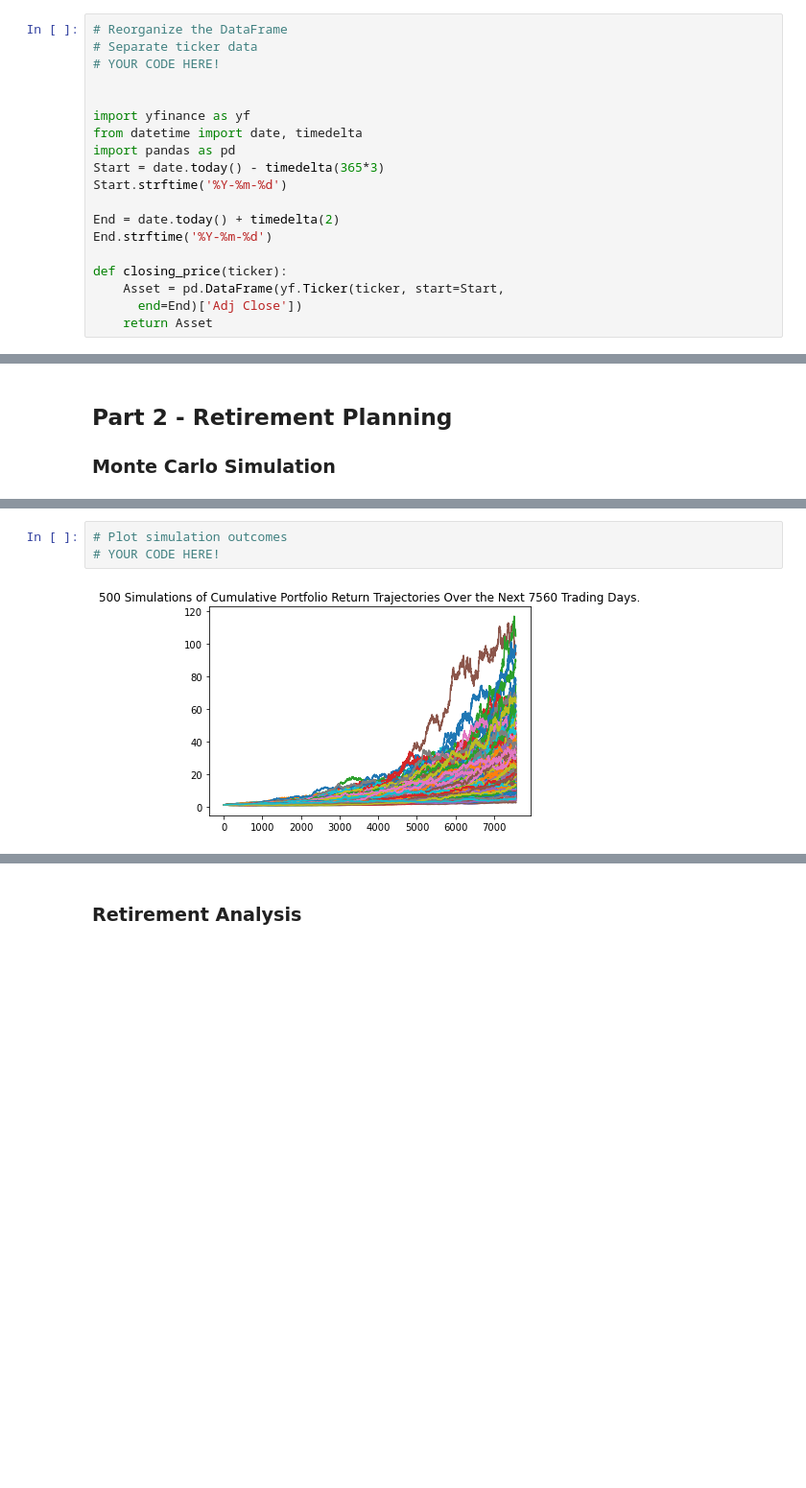
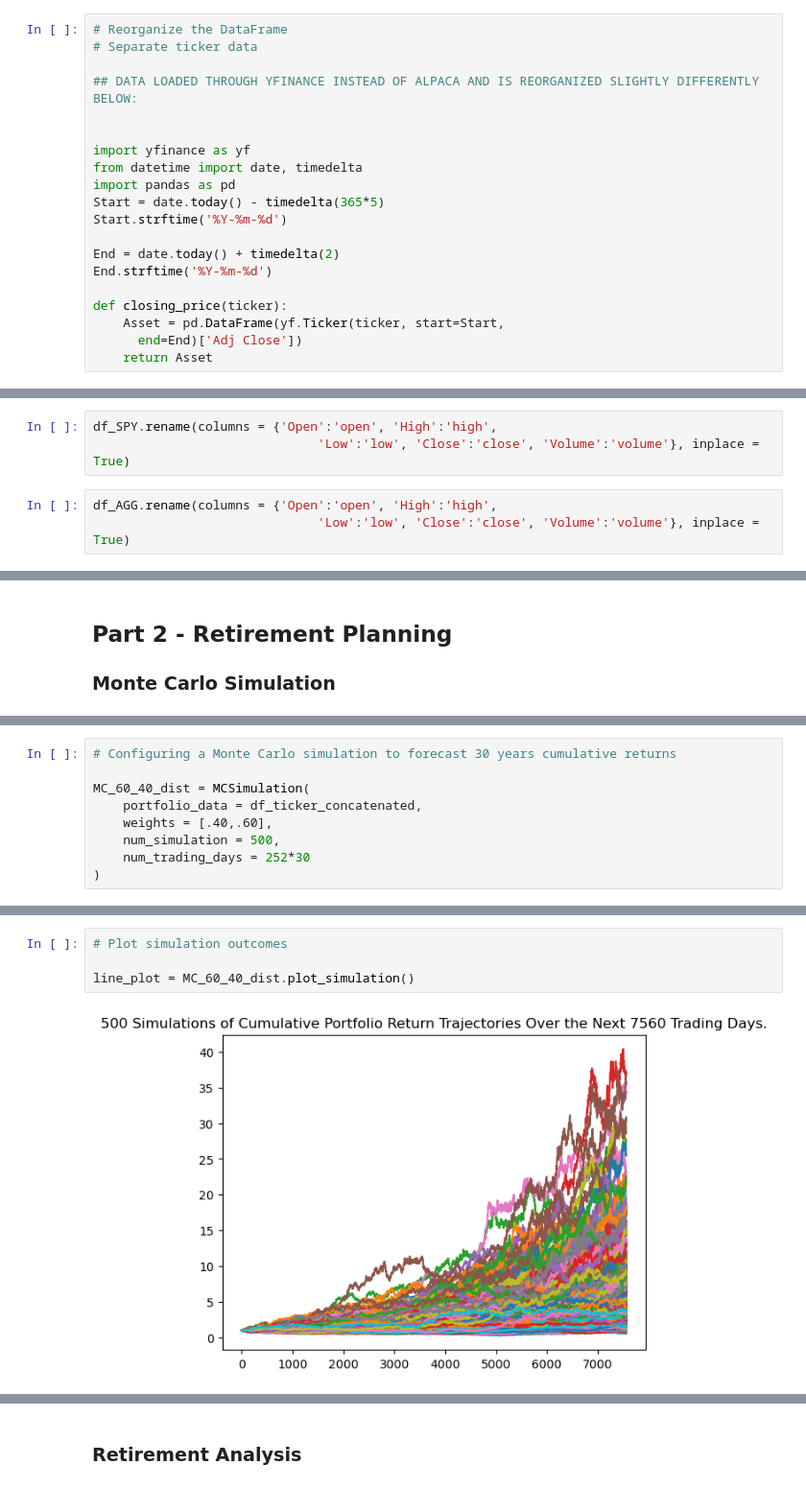
Before and after one commit to mr-alex-leonov/Financial-Planning, a Jupyter notebook: financial-planner.ipynb, the cells around one changed output, grey strips where cells are left out. Shown at 96% size. Drawn from its saved outputs; the diff is of its cells as text; blank space fills up the shorter version.

Commit message:
Final Simulations Complete

```diff
--- a/financial-planner.ipynb
+++ b/financial-planner.ipynb
@@ -136,13 +105,14 @@ Previous Close Price: None
 # %%
 # Reorganize the DataFrame
 # Separate ticker data
-# YOUR CODE HERE!
+
+## DATA LOADED THROUGH YFINANCE INSTEAD OF ALPACA AND IS REORGANIZED SLIGHTLY DIFFERENTLY BELOW:
 
 
 import yfinance as yf
 from datetime import date, timedelta
 import pandas as pd
-Start = date.today() - timedelta(365*3)
+Start = date.today() - timedelta(365*5)
 Start.strftime('%Y-%m-%d')
 
 End = date.today() + timedelta(2)
@@ -182,2 +152,8 @@ df_SPY.head()
+# %%
+df_SPY.rename(columns = {'Open':'open', 'High':'high',
+                              'Low':'low', 'Close':'close', 'Volume':'volume'}, inplace = True)
+# %%
+df_AGG.rename(columns = {'Open':'open', 'High':'high',
+                              'Low':'low', 'Close':'close', 'Volume':'volume'}, inplace = True)
 # %%
 # Concatenate the ticker DataFrames
@@ -326,0 +284,9 @@ df_stock_data.head()
+# %%
+# Configuring a Monte Carlo simulation to forecast 30 years cumulative returns
+
+MC_60_40_dist = MCSimulation(
+    portfolio_data = df_ticker_concatenated,
+    weights = [.40,.60],
+    num_simulation = 500,
+    num_trading_days = 252*30
+)
@@ -376,7 +334,8 @@ Running Monte Carlo simulation number 490.
 # %%
 # Plot simulation outcomes
-# YOUR CODE HERE!
+
+line_plot = MC_60_40_dist.plot_simulation()
 # %% [output]
-[figure, old version]
+[figure, new version]
 # %%
 # Plot probability distribution and confidence intervals
```
Also changed, not shown: parts of 38 cells of this notebook, 1 other file.
